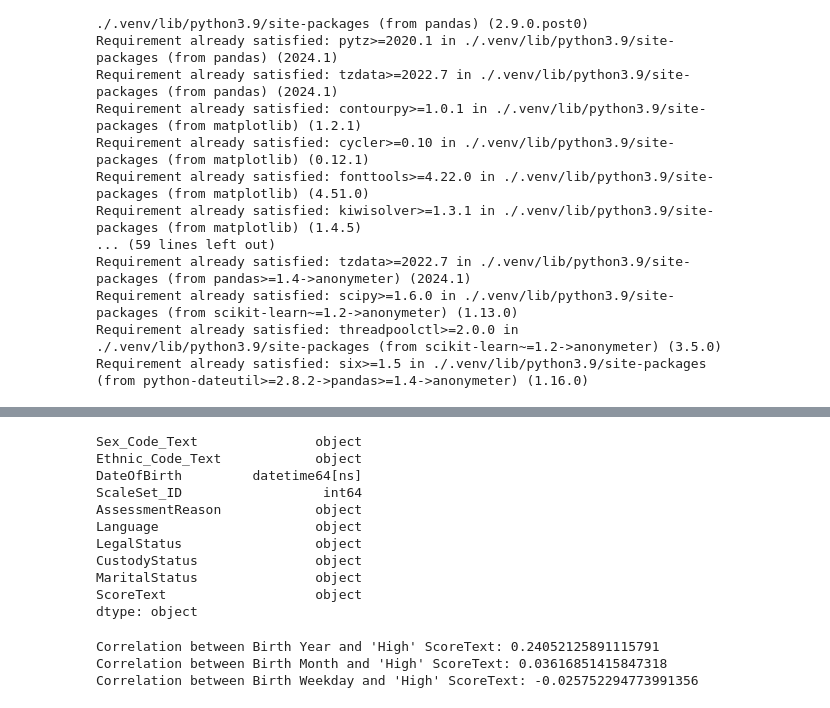
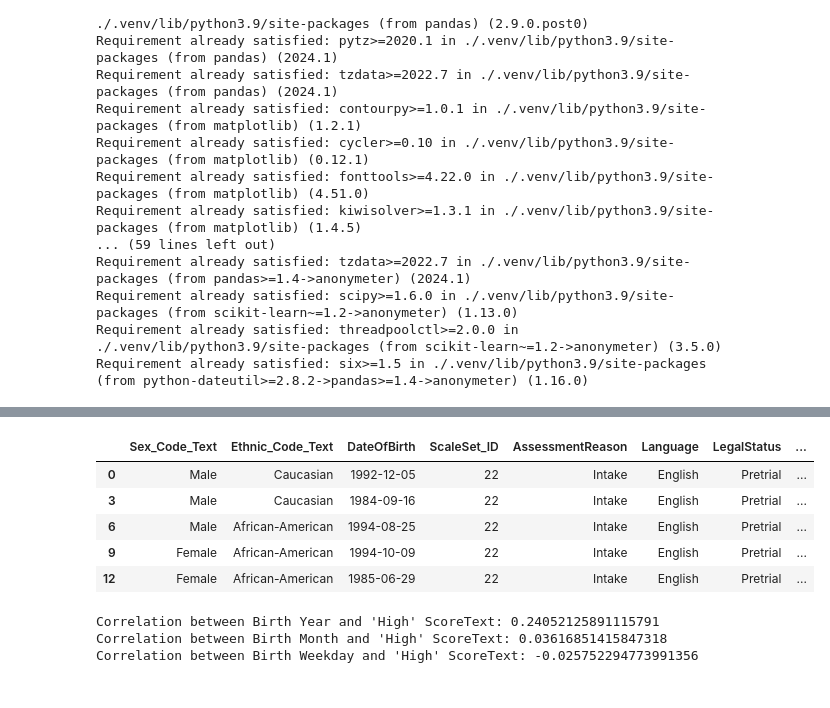
Before and after one commit to mkleinegger/data-synthesizer-evaluation, a Jupyter notebook: main.ipynb, the cells around one changed output, grey strips where cells are left out. Drawn from its saved outputs; the diff is of its cells as text; code cells hidden in the pictures.

Commit message:
split data loading and preprocessing

```diff
--- a/main.ipynb
+++ b/main.ipynb
@@ -24,38 +49,28 @@ Requirement already satisfied: six>=1.5 in ./.venv/lib/python3.9/site-packages (
 # %%
-
-import pandas as pd
-
-# 3000 rows because we only select the 7th scale, which is roughly every 3rd row
-real_data = pd.read_csv('compas/compas-scores-raw.csv', nrows=3000)
 
 # Only use the 7th scale for now
 real_data = real_data[real_data['Scale_ID'] == 7]
 
 # Remove all the columns that are not used for prediction
 real_data = real_data.drop(['Person_ID', 'AssessmentID', 'ScaleSet', 'Case_ID', 'Agency_Text', 'FirstName',
                            'MiddleName', 'LastName', 'IsCompleted', 'IsDeleted', 'AssessmentType', 'Screening_Date', 'Scale_ID'], axis=1)
 
 # Remove everything that is predicted except for ScoreText (that we'll use for classification)
 real_data = real_data.drop(['RawScore', 'DecileScore', 'RecSupervisionLevel',
                            'RecSupervisionLevelText', 'DisplayText'], axis=1)
 
 # If we don't force 19** in the year, the dates are interpreted as 20** and 19** years (seemingly random)
 real_data['DateOfBirth'] = pd.to_datetime(real_data['DateOfBirth'], format='%m/%d/%y').dt.strftime('%m/%d/19%y')
 real_data['DateOfBirth'] = pd.to_datetime(real_data['DateOfBirth'], format='%m/%d/%Y')
 
-real_data.dtypes
+real_data.head()
 # %% [output]
-Sex_Code_Text               object
-Ethnic_Code_Text            object
-DateOfBirth         datetime64[ns]
-ScaleSet_ID                  int64
-AssessmentReason            object
-Language                    object
-LegalStatus                 object
-CustodyStatus               object
-MaritalStatus               object
-ScoreText                   object
-dtype: object
+|  | Sex_Code_Text | Ethnic_Code_Text | DateOfBirth | ScaleSet_ID | AssessmentReason | Language | LegalStatus | ... |
+| 0 | Male | Caucasian | 1992-12-05 | 22 | Intake | English | Pretrial | ... |
+| 3 | Male | Caucasian | 1984-09-16 | 22 | Intake | English | Pretrial | ... |
+| 6 | Male | African-American | 1994-08-25 | 22 | Intake | English | Pretrial | ... |
+| 9 | Female | African-American | 1994-10-09 | 22 | Intake | English | Pretrial | ... |
+| 12 | Female | African-American | 1985-06-29 | 22 | Intake | English | Pretrial | ... |
 # %%
 real_data['YearOfBirth'] = real_data['DateOfBirth'].dt.year.astype(int)
 real_data['MonthOfBirth'] = real_data['DateOfBirth'].dt.month.astype(int)
```
Also changed, not shown: parts of 1 cell of this notebook.
